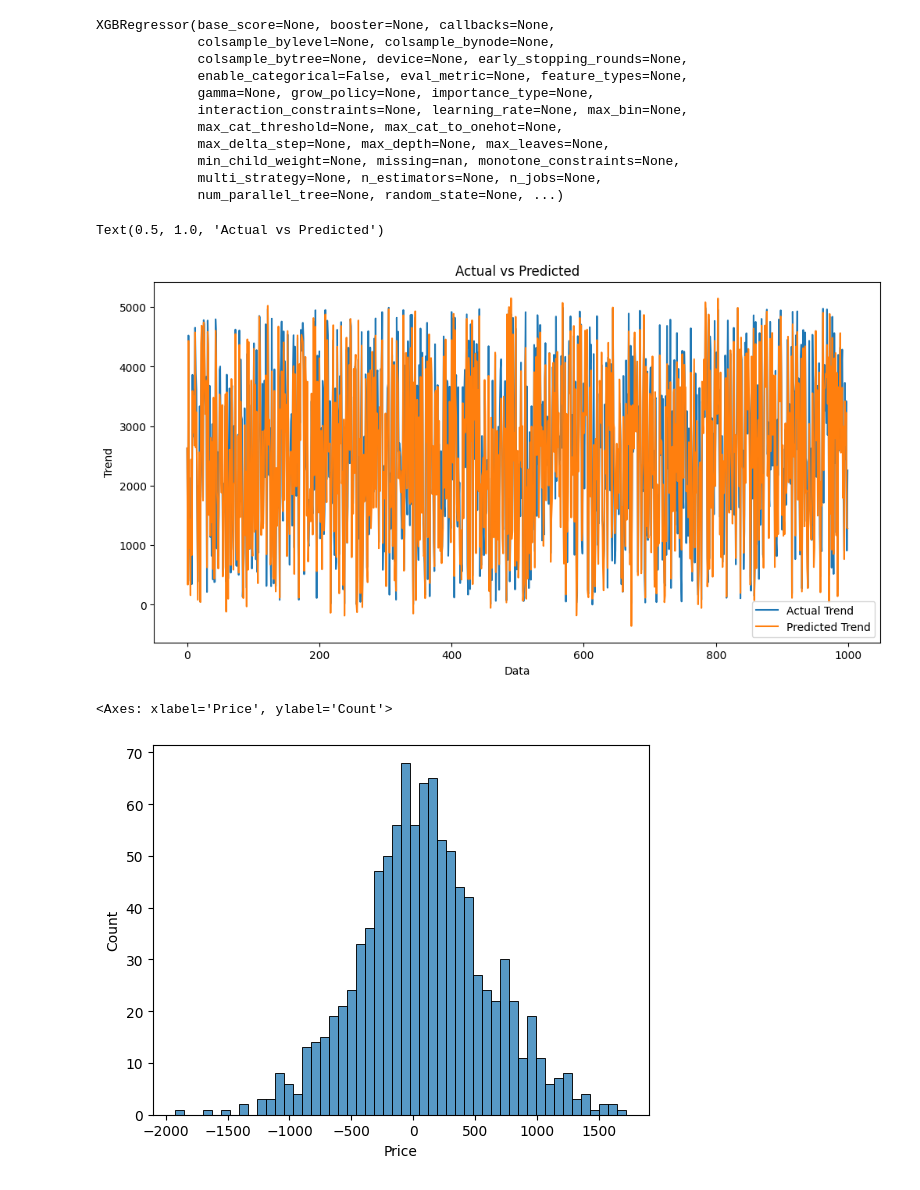
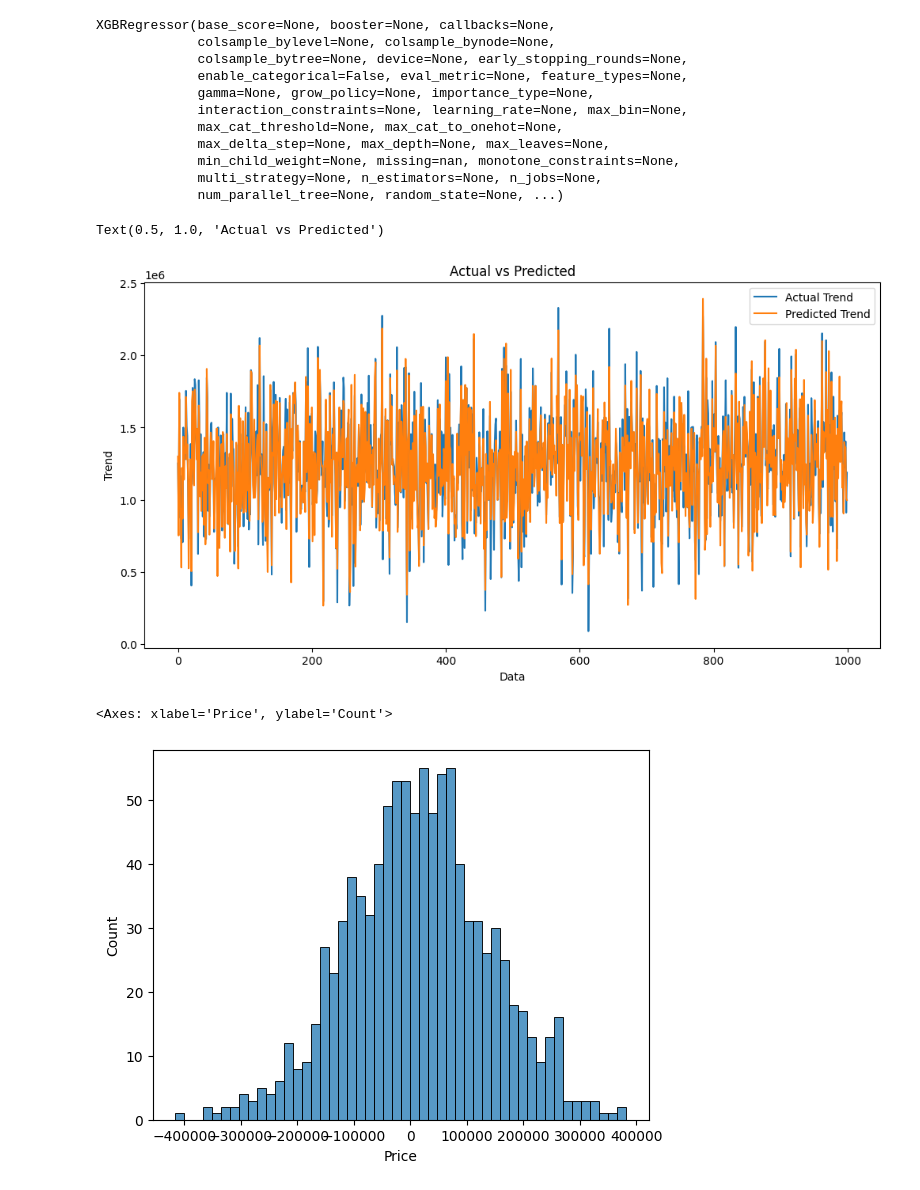
Before and after one commit to SHALINI12CS/NM-AI, a Jupyter notebook: House_Price_Prediction_Analysis.ipynb, the cells around one changed output. Cells and saved outputs as stored; diff of their text form; code cells hidden in the pictures.

```diff
--- a/House_Price_Prediction_Analysis.ipynb
+++ b/House_Price_Prediction_Analysis.ipynb
@@ -152,8 +153,3 @@ sns.histplot(dataset, x='Price', bins=50, color='y')
 [figure]
 # %% [markdown]
 Data Preprocessing Techniques
-# %%
-from sklearn.preprocessing import LabelEncoder
-labelencoder=LabelEncoder()
-for column in dataset.columns:
-    dataset[column] = labelencoder.fit_transform(dataset[column])
@@ -343,10 +322,10 @@ Prediction5 = model_xg.predict(X_test_scal)
     plt.title('Actual vs Predicted')
 # %% [output]
 Text(0.5, 1.0, 'Actual vs Predicted')
-[figure, old version]
+[figure, new version]
 # %%
-sns.histplot((Y_test-Prediction4), bins=50)
+sns.histplot((Y_test-Prediction5), bins=50)
 # %% [output]
 <Axes: xlabel='Price', ylabel='Count'>
-[figure, old version]
+[figure, new version]
 # %%
```
Also changed, not shown: parts of 15 cells of this notebook.
